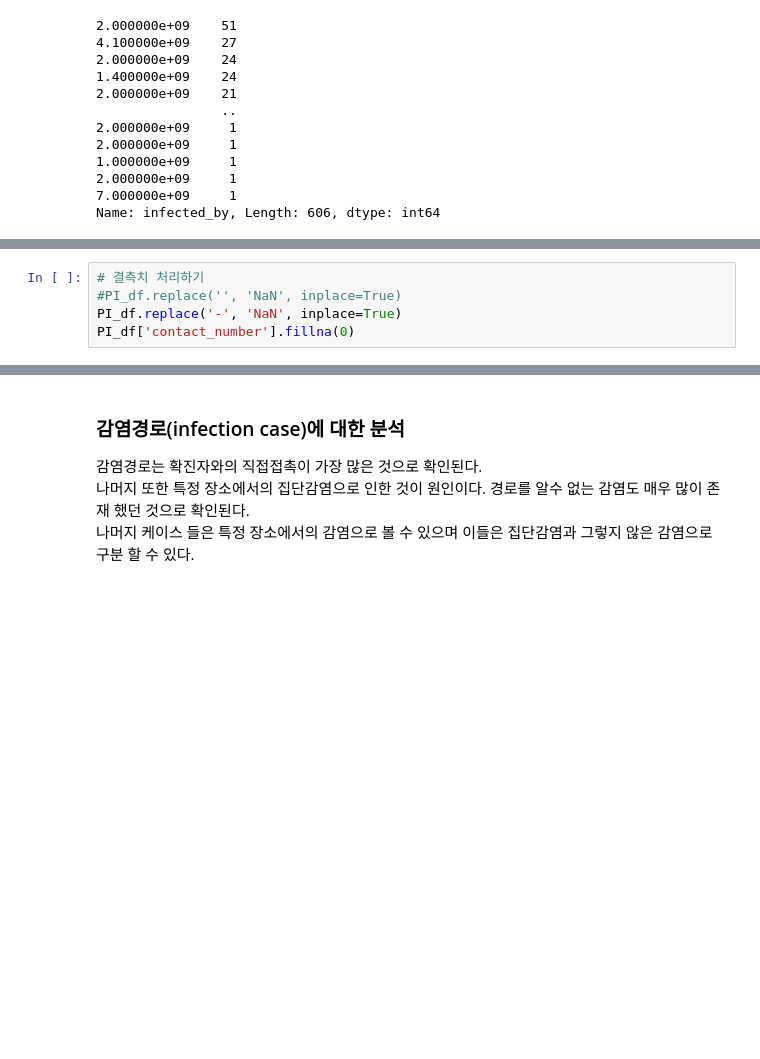
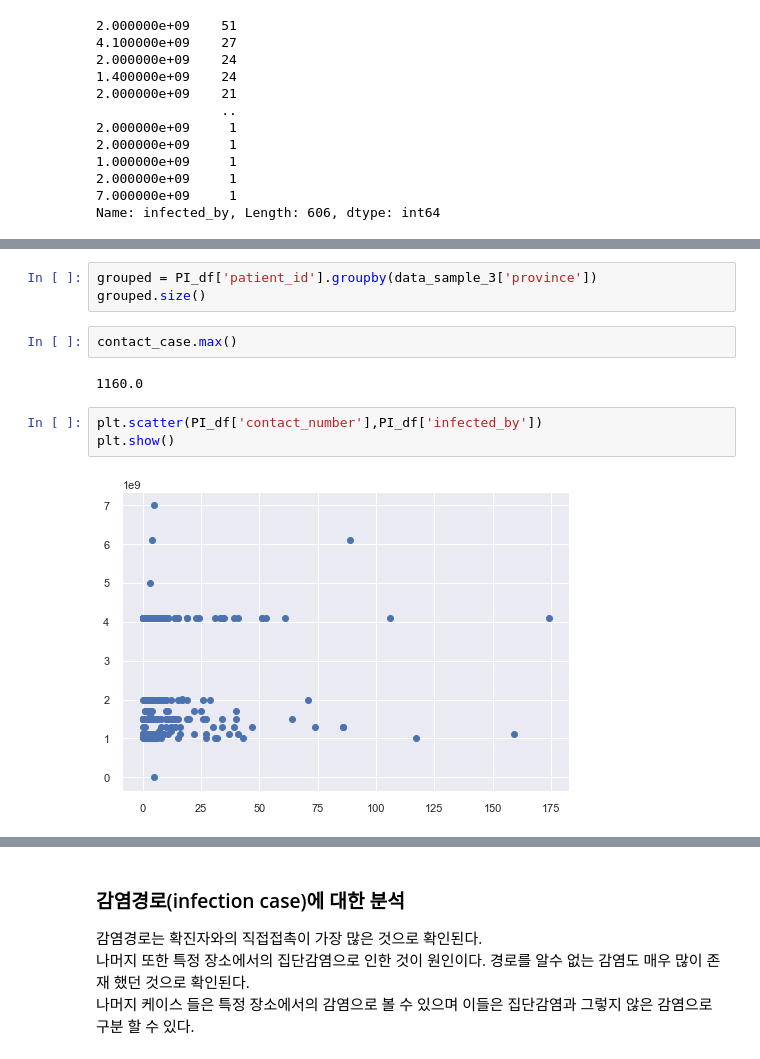
Before and after one commit to zzozzo/Datathon, a Jupyter notebook: DS_covid19.ipynb, the cells around one changed output, grey strips where cells are left out. Cells and saved outputs as stored; diff of their text form; blank space fills up the shorter version.

```diff
--- a/DS_covid19.ipynb
+++ b/DS_covid19.ipynb
@@ -288,5 +152,0 @@ plt.show()
-# %%
-# 결측치 처리하기
-#PI_df.replace('', 'NaN', inplace=True)
-PI_df.replace('-', 'NaN', inplace=True)
-PI_df['contact_number'].fillna(0)
@@ -515,0 +547,12 @@ contact_number
+# %%
+grouped = PI_df['patient_id'].groupby(data_sample_3['province'])
+grouped.size()
+# %%
+contact_case.max()
+# %% [output]
+1160.0
+# %%
+plt.scatter(PI_df['contact_number'],PI_df['infected_by'])
+plt.show()
+# %% [output]
+[figure, added]
```
Also changed, not shown: parts of 85 cells of this notebook.
